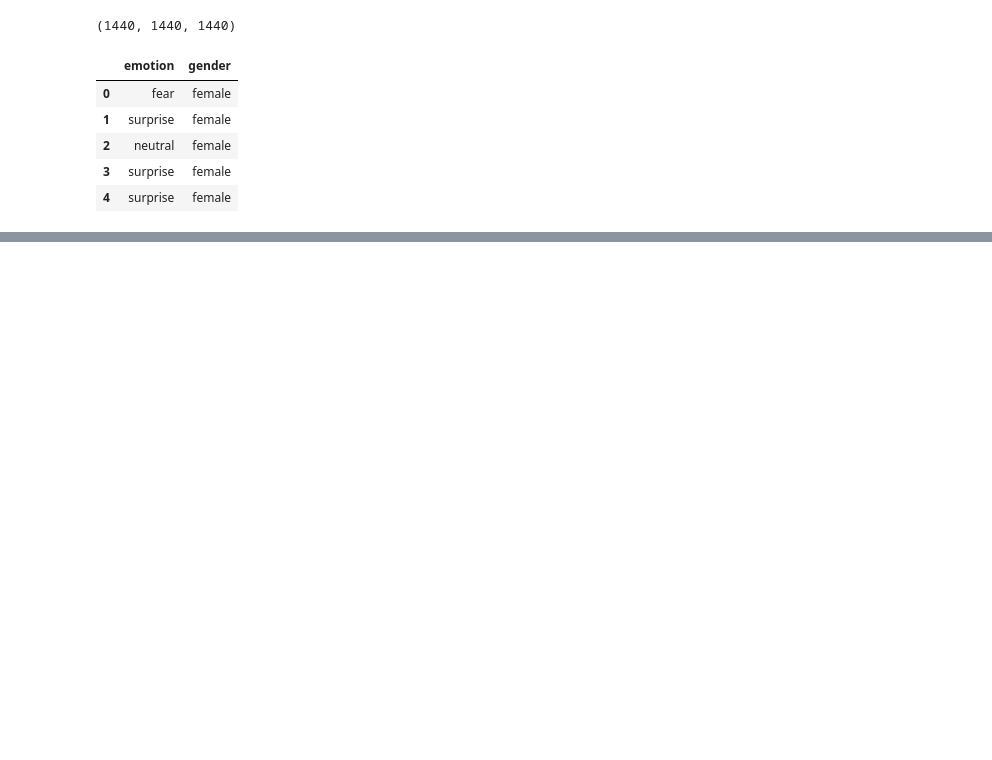
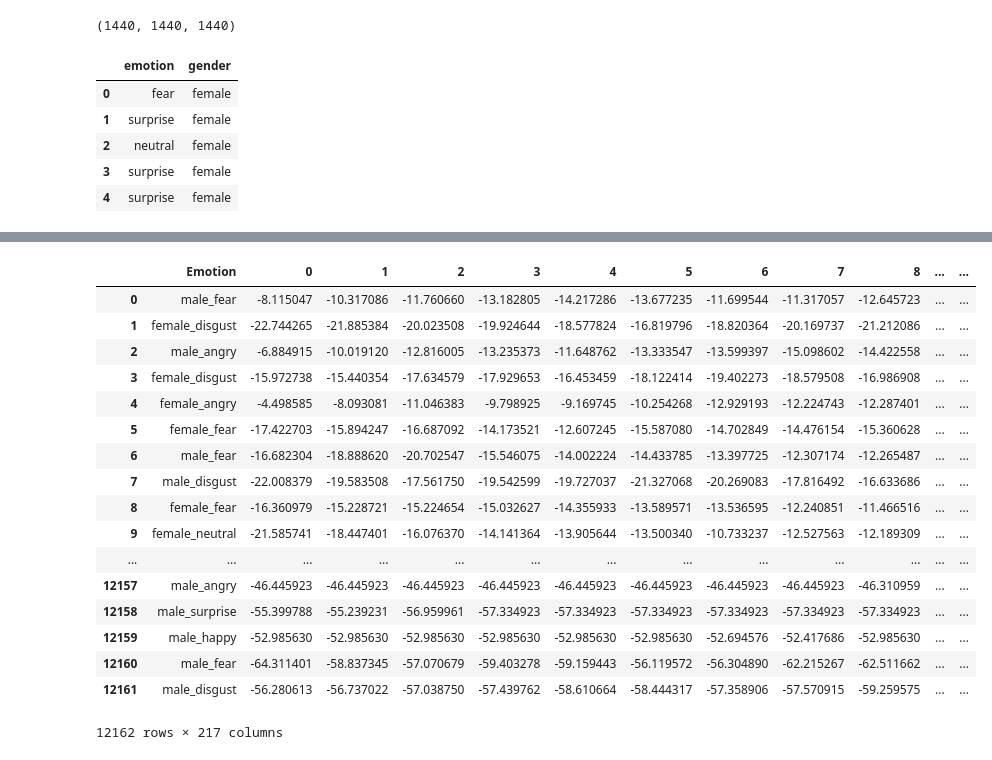
Before and after one commit to Himani2000/Speech-EmotionDetection, a Jupyter notebook: Data_making.ipynb, the cells around one changed output, grey strips where cells are left out. Drawn from its saved outputs; the diff is of its cells as text; code cells hidden in the pictures; blank space fills up the shorter version.

```diff
--- a/Data_making.ipynb
+++ b/Data_making.ipynb
@@ -127,0 +349,4 @@ df
+# %%
+file_paths=list(main_df['Path'])
+features_list=toFeature(file_paths)
+len(features_list)
@@ -127,0 +361,2 @@ df
+# %%
+df_features=pd.DataFrame({'feature':features_list})
@@ -127,0 +384,3 @@ df
+# %%
+f=pd.DataFrame(df_features['feature'].values.tolist(),columns=['feature'])
+f
@@ -128 +406,25 @@ df
+# %%
+df_final=pd.concat([main_df,pd.DataFrame(f['feature'].values.tolist())],axis=1)
+# %%
+df_final.drop(columns=['Path'],inplace=True)
+df_final
+# %% [output]
+|  | Emotion | 0 | 1 | 2 | 3 | 4 | 5 | 6 | 7 | 8 | ... | ... |
+| 0 | male_fear | -8.115047 | -10.317086 | -11.760660 | -13.182805 | -14.217286 | -13.677235 | -11.699544 | -11.317057 | -12.645723 | ... | ... |
+| 1 | female_disgust | -22.744265 | -21.885384 | -20.023508 | -19.924644 | -18.577824 | -16.819796 | -18.820364 | -20.169737 | -21.212086 | ... | ... |
+| 2 | male_angry | -6.884915 | -10.019120 | -12.816005 | -13.235373 | -11.648762 | -13.333547 | -13.599397 | -15.098602 | -14.422558 | ... | ... |
+| 3 | female_disgust | -15.972738 | -15.440354 | -17.634579 | -17.929653 | -16.453459 | -18.122414 | -19.402273 | -18.579508 | -16.986908 | ... | ... |
+| 4 | female_angry | -4.498585 | -8.093081 | -11.046383 | -9.798925 | -9.169745 | -10.254268 | -12.929193 | -12.224743 | -12.287401 | ... | ... |
+| 5 | female_fear | -17.422703 | -15.894247 | -16.687092 | -14.173521 | -12.607245 | -15.587080 | -14.702849 | -14.476154 | -15.360628 | ... | ... |
+| 6 | male_fear | -16.682304 | -18.888620 | -20.702547 | -15.546075 | -14.002224 | -14.433785 | -13.397725 | -12.307174 | -12.265487 | ... | ... |
+| 7 | male_disgust | -22.008379 | -19.583508 | -17.561750 | -19.542599 | -19.727037 | -21.327068 | -20.269083 | -17.816492 | -16.633686 | ... | ... |
+| 8 | female_fear | -16.360979 | -15.228721 | -15.224654 | -15.032627 | -14.355933 | -13.589571 | -13.536595 | -12.240851 | -11.466516 | ... | ... |
+| 9 | female_neutral | -21.585741 | -18.447401 | -16.076370 | -14.141364 | -13.905644 | -13.500340 | -10.733237 | -12.527563 | -12.189309 | ... | ... |
+| ... | ... | ... | ... | ... | ... | ... | ... | ... | ... | ... | ... | ... |
+| 12157 | male_angry | -46.445923 | -46.445923 | -46.445923 | -46.445923 | -46.445923 | -46.445923 | -46.445923 | -46.445923 | -46.310959 | ... | ... |
+| 12158 | male_surprise | -55.399788 | -55.239231 | -56.959961 | -57.334923 | -57.334923 | -57.334923 | -57.334923 | -57.334923 | -57.334923 | ... | ... |
+| 12159 | male_happy | -52.985630 | -52.985630 | -52.985630 | -52.985630 | -52.985630 | -52.985630 | -52.694576 | -52.417686 | -52.985630 | ... | ... |
+| 12160 | male_fear | -64.311401 | -58.837345 | -57.070679 | -59.403278 | -59.159443 | -56.119572 | -56.304890 | -62.215267 | -62.511662 | ... | ... |
+| 12161 | male_disgust | -56.280613 | -56.737022 | -57.038750 | -57.439762 | -58.610664 | -58.444317 | -57.358906 | -57.570915 | -59.259575 | ... | ... |
+12162 rows × 217 columns
 # %%
```
Also changed, not shown: parts of 33 cells of this notebook.
